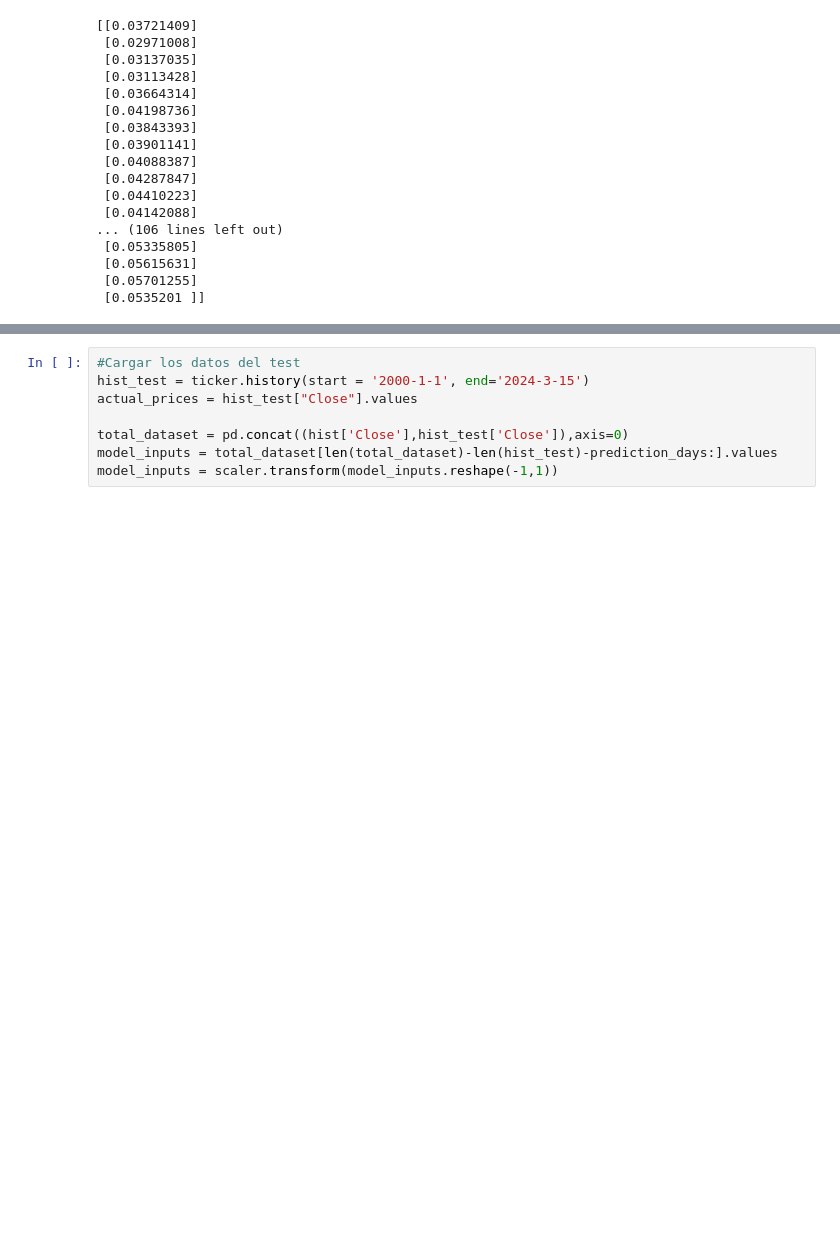
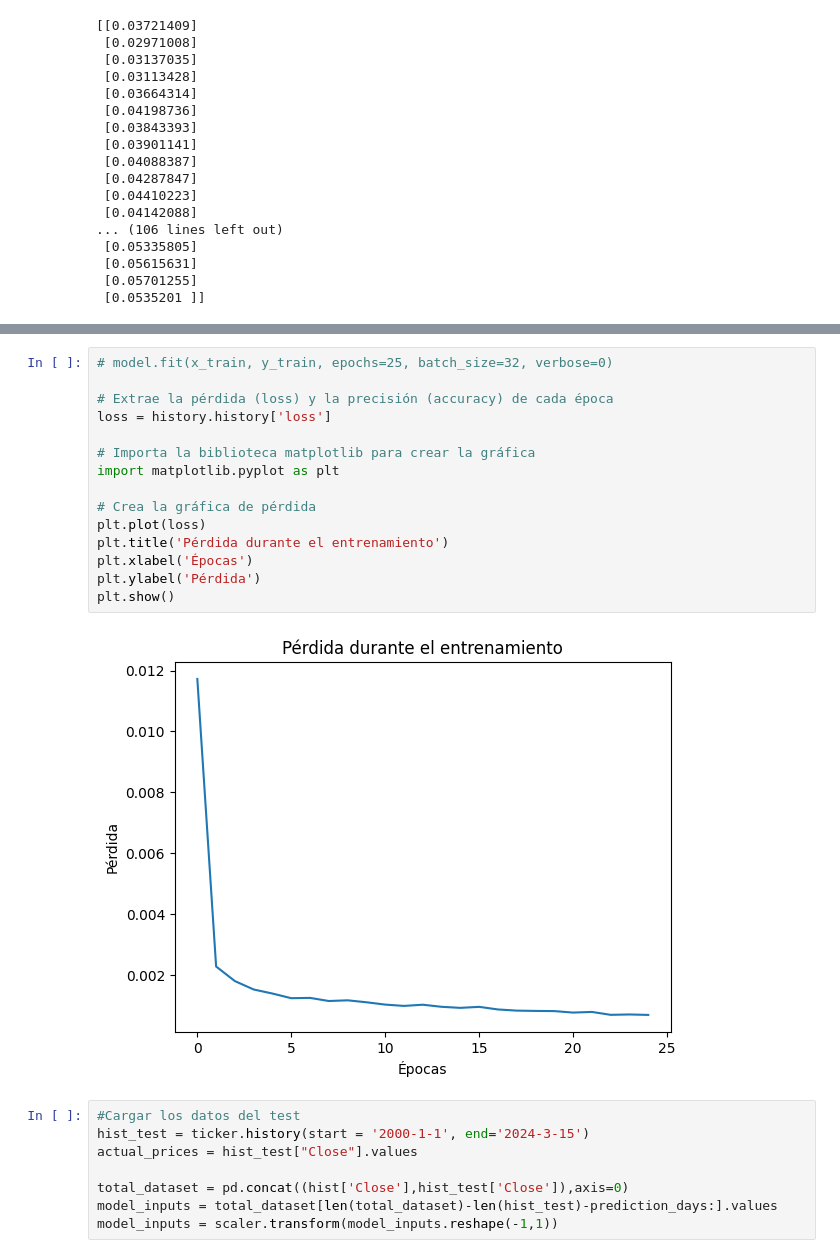
Before and after one commit to NavaSergio/python_autoestudio, a Jupyter notebook: Prediccion/Copia de PrediccionIPC2024.ipynb, the cells around one changed output, grey strips where cells are left out. Saved outputs shown, nothing was run; the diff lists cells and outputs as text; blank space fills up the shorter version.

```diff
--- a/Prediccion/Copia de PrediccionIPC2024.ipynb
+++ b/Prediccion/Copia de PrediccionIPC2024.ipynb
@@ -178,3 +176,20 @@ Epoch 25/25
+# %%
+# model.fit(x_train, y_train, epochs=25, batch_size=32, verbose=0)
+
+# Extrae la pérdida (loss) y la precisión (accuracy) de cada época
+loss = history.history['loss']
+
+# Importa la biblioteca matplotlib para crear la gráfica
+import matplotlib.pyplot as plt
+
+# Crea la gráfica de pérdida
+plt.plot(loss)
+plt.title('Pérdida durante el entrenamiento')
+plt.xlabel('Épocas')
+plt.ylabel('Pérdida')
+plt.show()
+# %% [output]
+[figure, added]
 # %%
 #Cargar los datos del test
 hist_test = ticker.history(start = '2000-1-1', end='2024-3-15')
```
Also changed, not shown: parts of 6 cells of this notebook.
